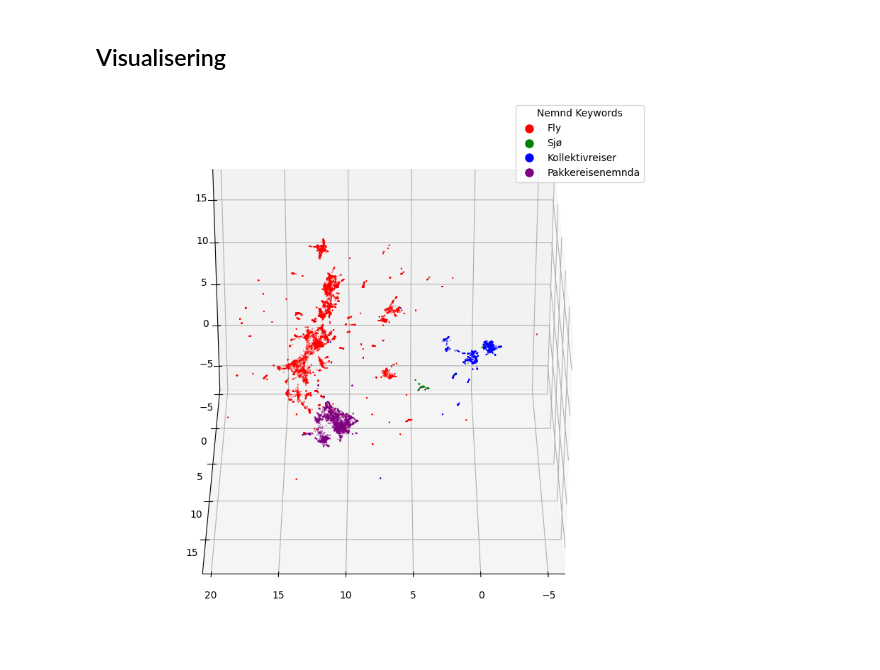
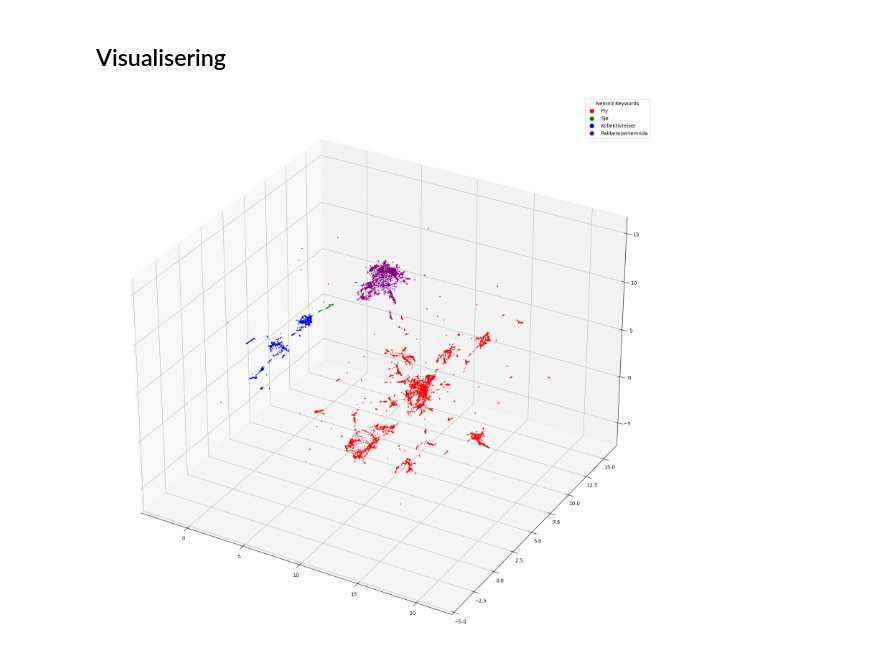
Before and after one commit to hans-chr-f/Transportklagenmenda, a Jupyter notebook: Openai_embeddings.ipynb, the cells around one changed output. Saved outputs shown, nothing was run; the diff lists cells and outputs as text; code cells hidden in the pictures.

```diff
--- a/Openai_embeddings.ipynb
+++ b/Openai_embeddings.ipynb
@@ -148,11 +148,10 @@ Embeddingene har 3072 dimensjoner.
 ## Visualisering
 # %%
 import matplotlib.pyplot as plt
+import numpy as np
 from mpl_toolkits.mplot3d import Axes3D
 from matplotlib.colors import ListedColormap
 from umap.umap_ import UMAP
-
-
 
 
 # Get the embeddings for the support documents from the collection
@@ -173,34 +172,34 @@ int_values = np.array([int_map[val] for val in nemnd_values])
 colors = ["red", "green", "blue", "purple"]
 
 # 1. Modify UMAP to project to 3D
 mapper = UMAP(n_components=3).fit(support_embeddings)
 
 # Extract the 3D coordinates
 x = mapper.embedding_[:, 0]
 y = mapper.embedding_[:, 1]
 z = mapper.embedding_[:, 2]
 
 # Define a custom colormap
 colors = ["red", "green", "blue", "purple"]
 custom_cmap = ListedColormap(colors)
 
 # 2. Plot using matplotlib's 3D capabilities
-fig = plt.figure(figsize=(10, 10))
+fig = plt.figure(figsize=(20, 20))
 ax = fig.add_subplot(111, projection='3d')
 
 # Rotate the view 30 degrees clockwise
 elev = ax.elev  # Keep the current elevation angle
 azim = ax.azim  # Get the current azimuthal angle
-ax.view_init(elev=elev, azim=azim+150)  # Adjust the azimuthal angle by 30 degrees
+#ax.view_init(elev=elev, azim=azim+150)  # Adjust the azimuthal angle by 30 degrees
 
 
 # Scatter plot with custom colors and transparency
-scatter = ax.scatter(x, y, z, c=int_values, cmap=custom_cmap, s=0.1, alpha=0.8)
+scatter = ax.scatter(x, y, z, c=int_values, cmap=custom_cmap, s=0.5, alpha=1)
 
 # Create a legend for the custom colormap
 handles = [plt.Line2D([0], [0], linestyle='', marker='o', color='w', markerfacecolor=col, markersize=10) for col in colors]
 ax.legend(handles, nemnd_keywords, title="Nemnd Keywords")
 
 plt.show()
 # %% [output]
-[figure, old version]
+[figure, new version]
```
Also changed, not shown: parts of 2 cells of this notebook, 2 other files.
